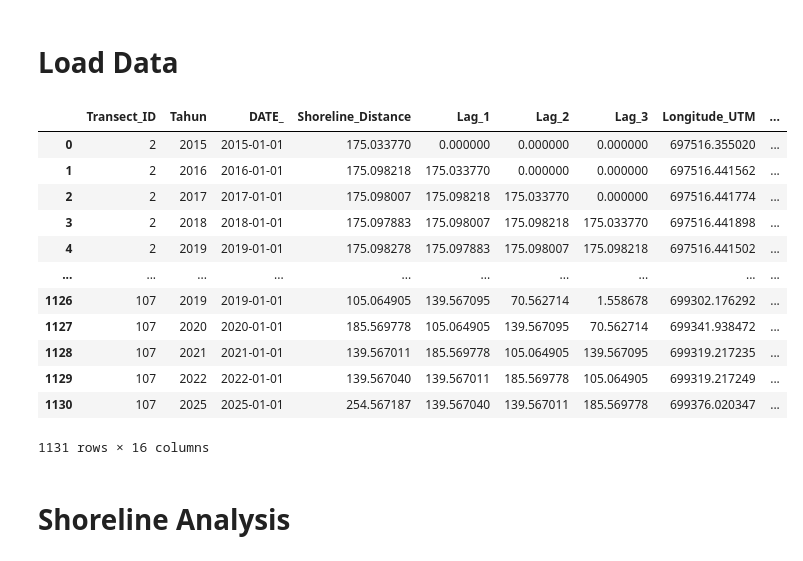
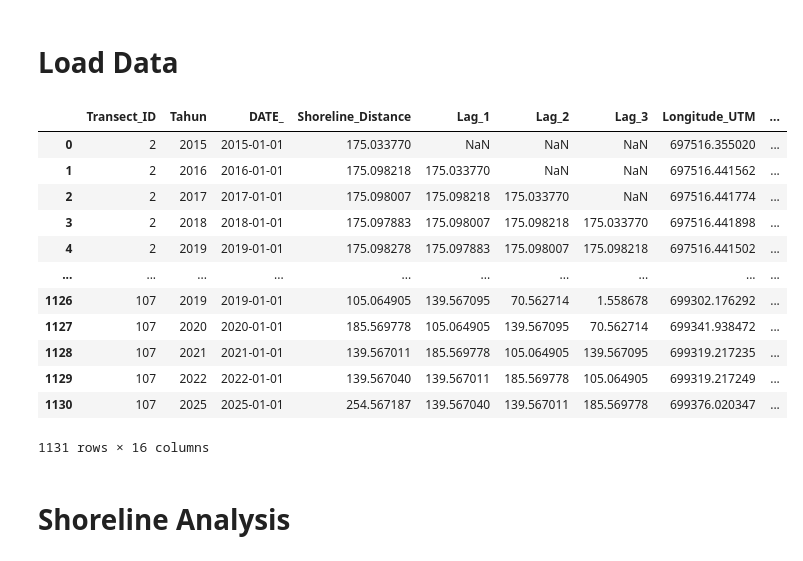
Before and after one commit to RikyDataScientist/shoreline-change-kenjeran, a Jupyter notebook: src/shoreline_analysis.ipynb, the cells around one changed output. Drawn from its saved outputs; the diff is of its cells as text; code cells hidden in the pictures.

```diff
--- a/src/shoreline_analysis.ipynb
+++ b/src/shoreline_analysis.ipynb
@@ -37,20 +37,18 @@ Setup Selesai
 # %%
 def load_data(path):
     for dirname, _, filenames in os.walk('../data'):
         if path in filenames:
             return os.path.join(dirname, path)
 
 df = pd.read_csv(load_data('dataset_analisis_pantai_kenjeran.csv'))
-# df['Transect_ID'] = df['Transect_ID'] - 1
 df['Transect_ID'] = df['Transect_ID'].astype(str)
 df['DATE_'] = pd.to_datetime(df['DATE_'])
-df[['Lag_1', 'Lag_2', 'Lag_3']] = df[['Lag_1', 'Lag_2', 'Lag_3']].fillna(0)
 df
 # %% [output]
 |  | Transect_ID | Tahun | DATE_ | Shoreline_Distance | Lag_1 | Lag_2 | Lag_3 | Longitude_UTM | ... |
-| 0 | 2 | 2015 | 2015-01-01 | 175.033770 | 0.000000 | 0.000000 | 0.000000 | 697516.355020 | ... |
-| 1 | 2 | 2016 | 2016-01-01 | 175.098218 | 175.033770 | 0.000000 | 0.000000 | 697516.441562 | ... |
-| 2 | 2 | 2017 | 2017-01-01 | 175.098007 | 175.098218 | 175.033770 | 0.000000 | 697516.441774 | ... |
+| 0 | 2 | 2015 | 2015-01-01 | 175.033770 | NaN | NaN | NaN | 697516.355020 | ... |
+| 1 | 2 | 2016 | 2016-01-01 | 175.098218 | 175.033770 | NaN | NaN | 697516.441562 | ... |
+| 2 | 2 | 2017 | 2017-01-01 | 175.098007 | 175.098218 | 175.033770 | NaN | 697516.441774 | ... |
 | 3 | 2 | 2018 | 2018-01-01 | 175.097883 | 175.098007 | 175.098218 | 175.033770 | 697516.441898 | ... |
 | 4 | 2 | 2019 | 2019-01-01 | 175.098278 | 175.097883 | 175.098007 | 175.098218 | 697516.441502 | ... |
 | ... | ... | ... | ... | ... | ... | ... | ... | ... | ... |
```
Also changed, not shown: 11 other files.
